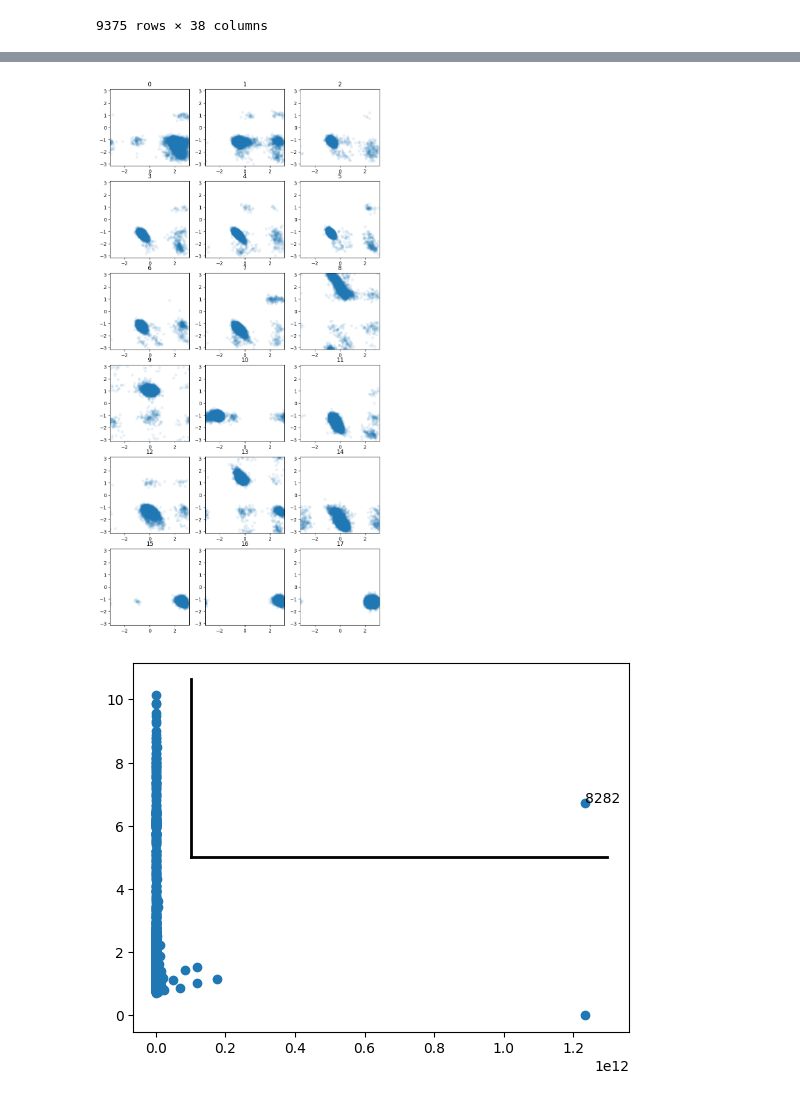
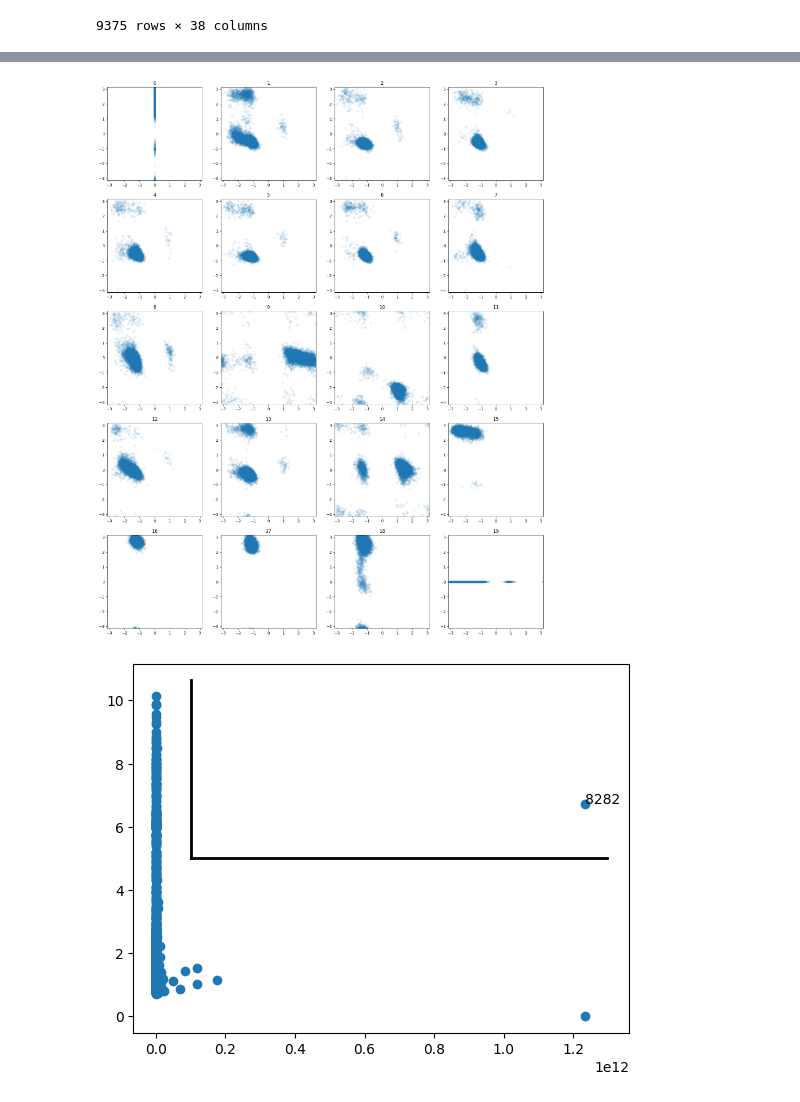
Before and after one commit to SultanOfSauce/pak, a Jupyter notebook: PAk_definitivo.ipynb, the cells around one changed output, grey strips where cells are left out. Saved outputs shown, nothing was run; the diff lists cells and outputs as text; code cells hidden in the pictures.

```diff
--- a/PAk_definitivo.ipynb
+++ b/PAk_definitivo.ipynb
@@ -250,12 +259,13 @@ trp
 # %%
 #Plotting the Ramachandran Plots.
-fig, ax = plt.subplots(6,3, figsize = (10, 20))
+ramachandran = np.c_[ np.zeros(trpArr.shape[0]), trpArr, np.zeros(trpArr.shape[0]) ]
+fig, ax = plt.subplots(5,4, figsize = (20, 25))
 ax = ax.reshape(1,-1)[0]
 for i, a in enumerate(ax):
   a.set_title(f"{i}")
   a.set_xlim(left=-1 * pi, right=pi)
   a.set_ylim(bottom=-1 * pi, top=pi)
-  a.scatter(trp[f"psi{i}"], trp[f"phi{i}"], alpha = 0.1, linewidth = 0)
+  a.scatter(ramachandran[:, i], ramachandran[:, i+20], alpha = 0.1, linewidth = 0)
 # %% [output]
-[figure, old version]
+[figure, new version]
 # %%
```
Also changed, not shown: parts of 5 cells of this notebook.
